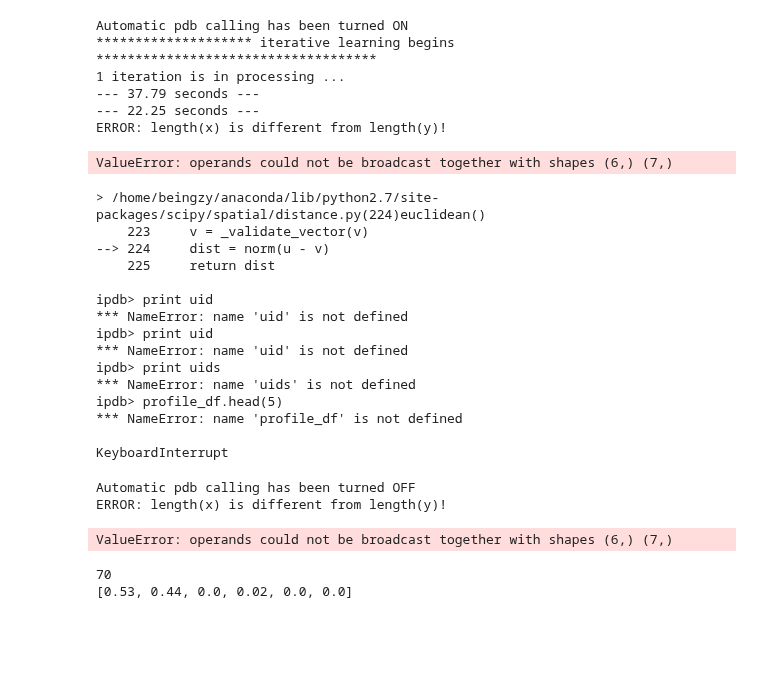
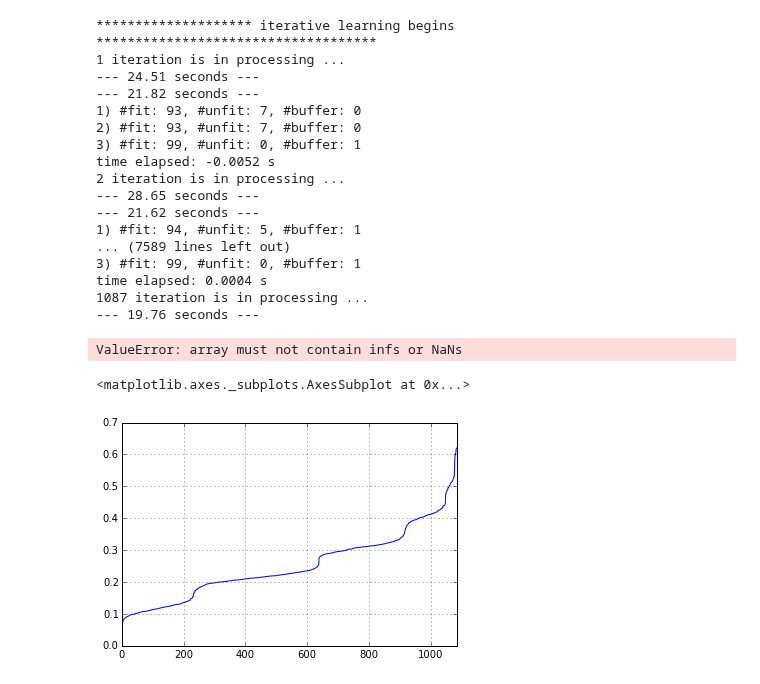
Before and after one commit to beingzy/phd_experiment, a Jupyter notebook: learning_wrapper_on_yi_data.ipynb, the cells around one changed output. Drawn from its saved outputs; the diff is of its cells as text; code cells hidden in the pictures; blank space fills up the shorter version.

```diff
--- a/learning_wrapper_on_yi_data.ipynb
+++ b/learning_wrapper_on_yi_data.ipynb
@@ -63,9 +63,9 @@ def user_grouped_dist(user_id, weights, profile_df, friend_networkx):
     """
     cols = [col for col in profile_df.columns if col is not "ID"]
     # get the user profile information of the target users
-    # user_profile = profile_df.ix[profile_df.ID == user_id, cols].as_matrix()
-    user_row = profile_df.ix[profile_df.ID == user_id, cols]
-    user_profile = user_row.values.tolist()[0]
+    user_profile = profile_df.ix[profile_df.ID == user_id, cols].as_matrix()
+    # user_row = profile_df.ix[profile_df.ID == user_id, cols]
+    # user_profile = user_row.values.tolist()[0]
     # get the user_id of friends of the target user
     friends_ls = friend_networkx.neighbors(user_id)
     all_ids = profile_df.ID
@@ -73,9 +73,9 @@ def user_grouped_dist(user_id, weights, profile_df, friend_networkx):
 
     sim_dist_vec = []
     for f_id in friends_ls:
-        # friend_profile = profile_df.ix[profile_df.ID == f_id, cols].as_matrix()
-        friend_row = profile_df.ix[profile_df.ID == f_id, cols]
-        friend_profile = friend_row.values.tolist()[0]
+        friend_profile = profile_df.ix[profile_df.ID == f_id, cols].as_matrix()
+        # friend_row = profile_df.ix[profile_df.ID == f_id, cols]
+        # friend_profile = friend_row.values.tolist()[0]
         the_dist = weighted_euclidean(user_profile, friend_profile, weights)
         sim_dist_vec.append(the_dist)
 
@@ -330,7 +330,7 @@ def find_fit_group(uid, dist_metrics, profile_df,
                                 fit_rayleigh=True, _n=1000)
             pvals.append(pval)
 
-        min_pval = min(pvals)[0]
+        min_pval = min(pvals)
         min_index = [i for i, p in enumerate(pvals) if p == min_pval][0]
         best_group = other_group[min_index]
 
@@ -644,38 +644,26 @@ while _no_imp_counter < max_iter:
 
 print "******************** ends ************************************"
 # %% [output]
-Automatic pdb calling has been turned ON
 ******************** iterative learning begins ************************************
 1 iteration is in processing ...
---- 37.79 seconds ---
---- 22.25 seconds ---
-ERROR: length(x) is different from length(y)!
+--- 24.51 seconds ---
+--- 21.82 seconds ---
+1) #fit: 93, #unfit: 7, #buffer: 0
+2) #fit: 93, #unfit: 7, #buffer: 0
+3) #fit: 99, #unfit: 0, #buffer: 1
+time elapsed: -0.0052 s
+2 iteration is in processing ...
+--- 28.65 seconds ---
+--- 21.62 seconds ---
+1) #fit: 94, #unfit: 5, #buffer: 1
+... (7589 lines left out)
+3) #fit: 99, #unfit: 0, #buffer: 1
+time elapsed: 0.0004 s
+1087 iteration is in processing ...
+--- 19.76 seconds ---
-ValueError: operands could not be broadcast together with shapes (6,) (7,)
+ValueError: array must not contain infs or NaNs
-> /home/beingzy/anaconda/lib/python2.7/site-packages/scipy/spatial/distance.py(224)euclidean()
-    223     v = _validate_vector(v)
---> 224     dist = norm(u - v)
-    225     return dist
-
-ipdb> print uid
-*** NameError: name 'uid' is not defined
-ipdb> print uid
-*** NameError: name 'uid' is not defined
-ipdb> print uids
-*** NameError: name 'uids' is not defined
-ipdb> profile_df.head(5)
-*** NameError: name 'profile_df' is not defined
-
-KeyboardInterrupt
-# %%
-sdist, ddist = user_grouped_dist(uid, target_dist, profile_df,
-                                         friend_networkx)
-# %% [output]
-Automatic pdb calling has been turned OFF
-ERROR: length(x) is different from length(y)!
-ValueError: operands could not be broadcast together with shapes (6,) (7,)
-# %%
-print uid
-print target_dist
-# %% [output]
-70
-[0.53, 0.44, 0.0, 0.02, 0.0, 0.0]
+# %%
+pd.Series(sorted(fs_hist)).plot()
+# %% [output]
+<matplotlib.axes._subplots.AxesSubplot at 0x...>
+[figure, added]
```
Also changed, not shown: parts of 10 cells of this notebook, 5 other files.
